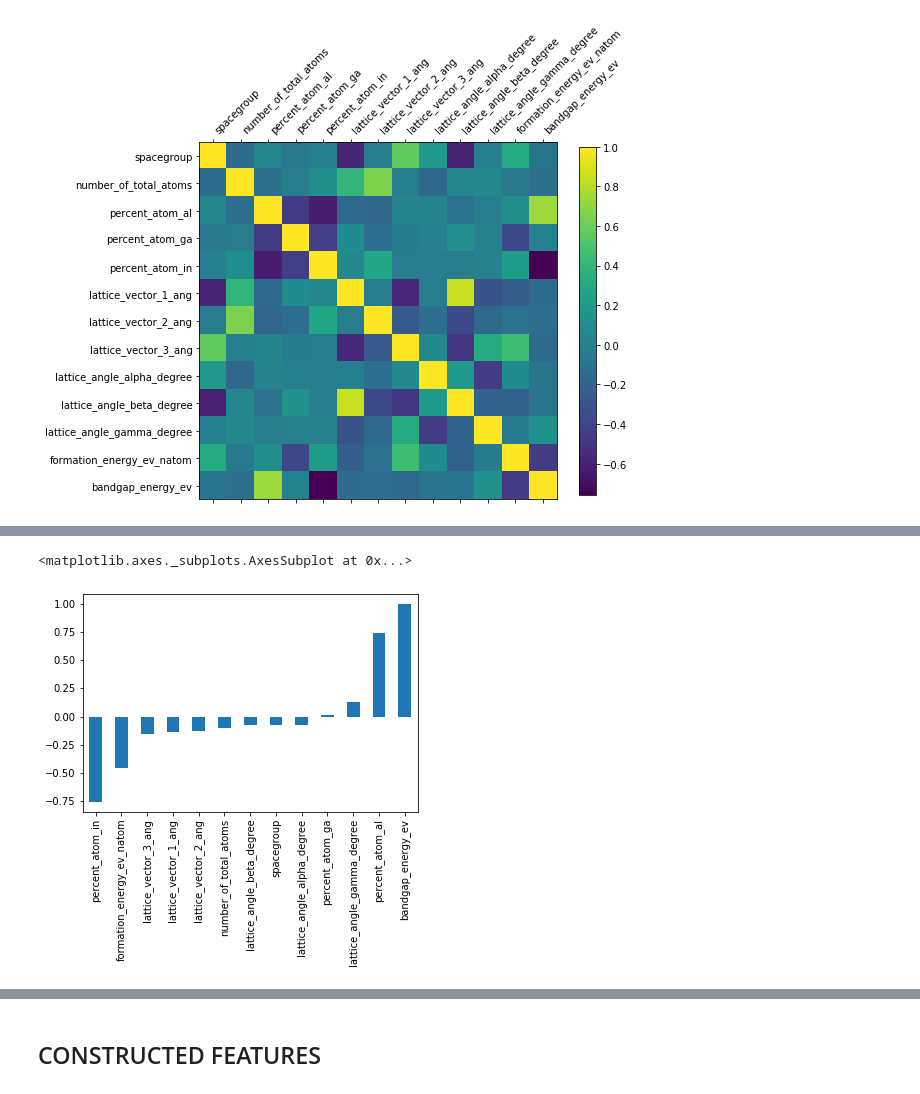
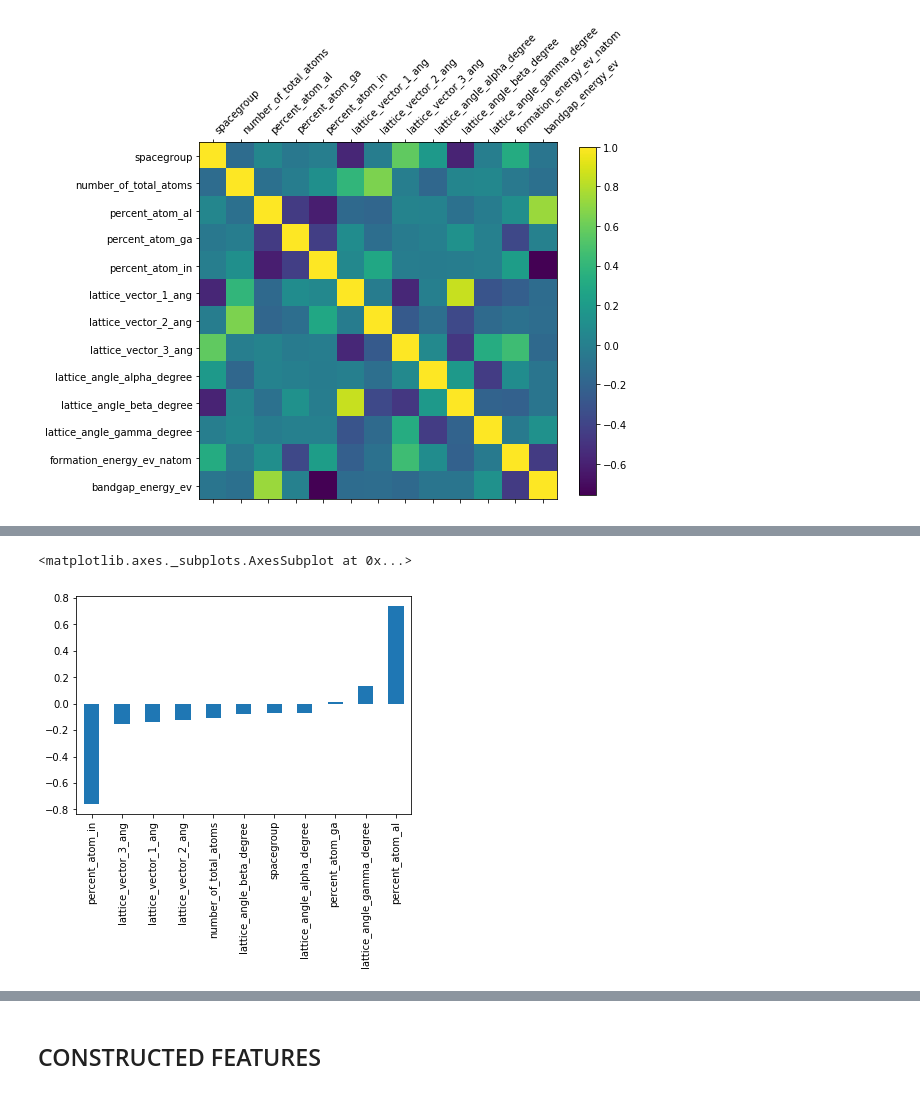
Before and after one commit to taidopurason/nomad2018, a Jupyter notebook: Data exploration.ipynb, the cells around one changed output, grey strips where cells are left out. Cells and saved outputs as stored; diff of their text form; code cells hidden in the pictures.

```diff
--- a/Data exploration.ipynb
+++ b/Data exploration.ipynb
@@ -81,5 +119,5 @@ train_data.corr().loc["formation_energy_ev_natom"].sort_values().plot.bar()
 # %%
-train_data.corr().loc["bandgap_energy_ev"].sort_values().plot.bar()
+train_data.corr().loc["bandgap_energy_ev"].drop(["formation_energy_ev_natom", "bandgap_energy_ev"]).sort_values().plot.bar()
 # %% [output]
 <matplotlib.axes._subplots.AxesSubplot at 0x...>
-[figure, old version]
+[figure, new version]
```
Also changed, not shown: parts of 38 cells of this notebook, 1 other file.
